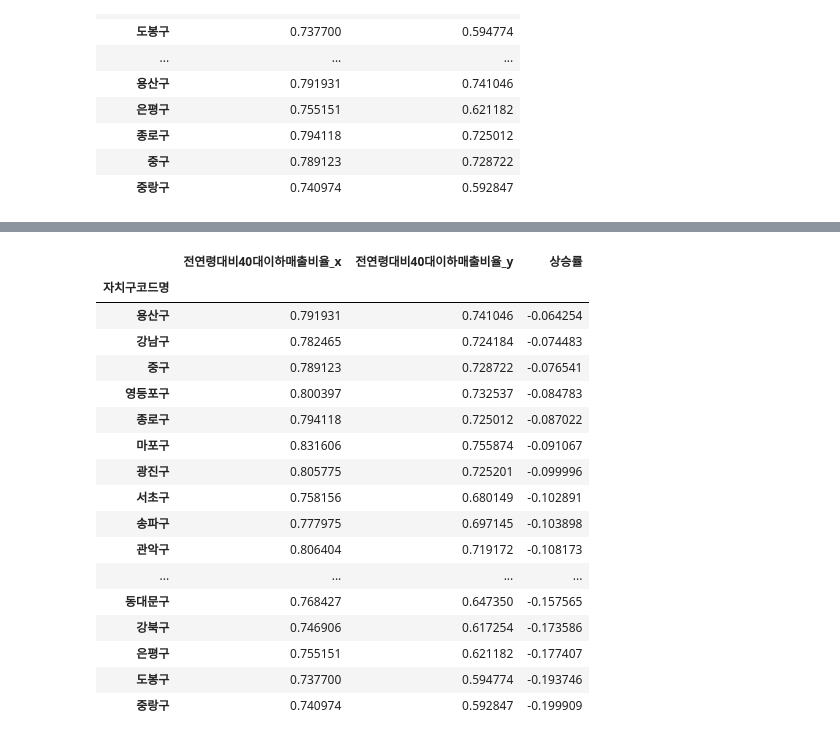
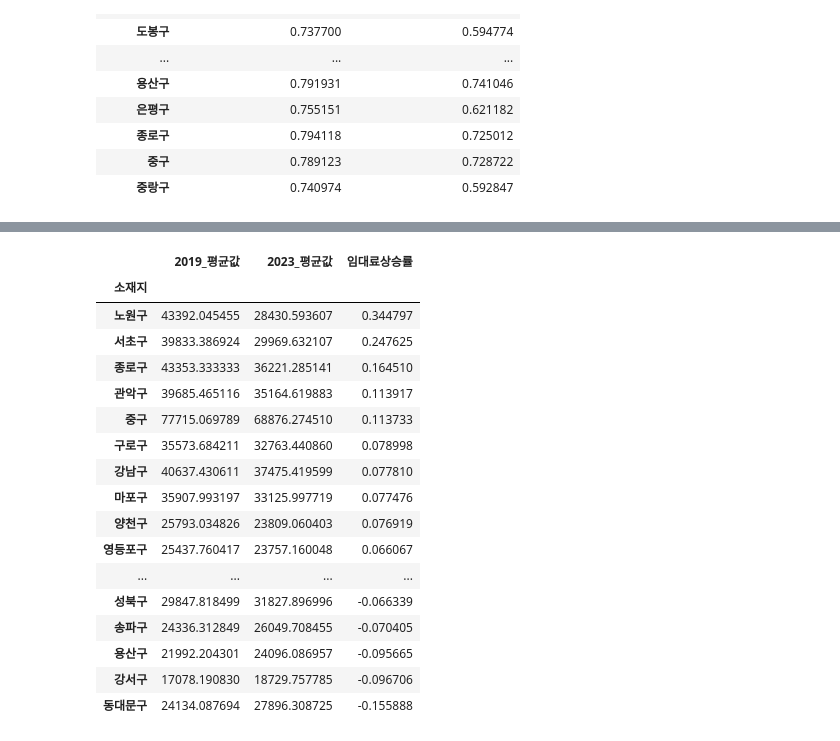
Before and after one commit to kathy5311/Gentrification_Prediction, a Jupyter notebook: 2019_2023_자치구별_추정매출_revise_final.ipynb, the cells around one changed output, grey strips where cells are left out. Drawn from its saved outputs; the diff is of its cells as text; code cells hidden in the pictures.

```diff
--- a/2019_2023_자치구별_추정매출_revise_final.ipynb
+++ b/2019_2023_자치구별_추정매출_revise_final.ipynb
@@ -339,0 +591,10 @@ counting_df
+# %%
+# 선택하고 싶은 칼럼 목록
+columns_to_keep = ['상권명', '소재지', '제1월시장임대료_㎡당월세임대료','제2월시장임대료_㎡당월세임대료','제3월시장임대료_㎡당월세임대료']
+
+# 원하는 칼럼들만 선택
+filtered_df = df4[columns_to_keep]
+
+value_to_exclude = '0.비상권'
+filtered_df = filtered_df[ (filtered_df['상권명'] != value_to_exclude)]
+filtered_df
@@ -339,0 +615,7 @@ counting_df
+# %%
+#서울 소재지만 사용
+desired_value = '서울특별시'
+filtered_df = filtered_df[filtered_df['소재지'].str.contains(desired_value, case=False)]
+
+# 결과 출력 또는 다른 처리 수행
+filtered_df
@@ -339,0 +636,9 @@ counting_df
+# %%
+#월세평균
+column1 = '제1월시장임대료_㎡당월세임대료'
+column2 = '제2월시장임대료_㎡당월세임대료'
+column3 = '제3월시장임대료_㎡당월세임대료'
+
+filtered_df['2023_평균값'] = filtered_df[[column1, column2, column3]].mean(axis=1)
+filtered_df['소재지'] = filtered_df['소재지'].str.replace('서울특별시', '')
+filtered_df
@@ -339,0 +692,4 @@ counting_df
+# %%
+merged_df = pd.merge(filtered_df_2019[['소재지', '2019_평균값']], filtered_df[['소재지', '2023_평균값']], on='소재지', how='inner')
+counting_df=merged_df.groupby('소재지').mean()
+counting_df
@@ -340,22 +715,22 @@ counting_df
 # %%
-counting_df['상승률']=(counting_df['전연령대비40대이하매출비율_y']-counting_df['전연령대비40대이하매출비율_x'])/counting_df['전연령대비40대이하매출비율_x']
-counting_df.sort_values('상승률', ascending=False)
+counting_df['임대료상승률']=(counting_df['2019_평균값']-counting_df['2023_평균값'])/counting_df['2019_평균값']
+counting_df.sort_values('임대료상승률',ascending=False)
 # %% [output]
-|  | 전연령대비40대이하매출비율_x | 전연령대비40대이하매출비율_y | 상승률 |
-| 자치구코드명 |  |  |  |
-| 용산구 | 0.791931 | 0.741046 | -0.064254 |
-| 강남구 | 0.782465 | 0.724184 | -0.074483 |
-| 중구 | 0.789123 | 0.728722 | -0.076541 |
-| 영등포구 | 0.800397 | 0.732537 | -0.084783 |
-| 종로구 | 0.794118 | 0.725012 | -0.087022 |
-| 마포구 | 0.831606 | 0.755874 | -0.091067 |
-| 광진구 | 0.805775 | 0.725201 | -0.099996 |
-| 서초구 | 0.758156 | 0.680149 | -0.102891 |
-| 송파구 | 0.777975 | 0.697145 | -0.103898 |
-| 관악구 | 0.806404 | 0.719172 | -0.108173 |
+|  | 2019_평균값 | 2023_평균값 | 임대료상승률 |
+| 소재지 |  |  |  |
+| 노원구 | 43392.045455 | 28430.593607 | 0.344797 |
+| 서초구 | 39833.386924 | 29969.632107 | 0.247625 |
+| 종로구 | 43353.333333 | 36221.285141 | 0.164510 |
+| 관악구 | 39685.465116 | 35164.619883 | 0.113917 |
+| 중구 | 77715.069789 | 68876.274510 | 0.113733 |
+| 구로구 | 35573.684211 | 32763.440860 | 0.078998 |
+| 강남구 | 40637.430611 | 37475.419599 | 0.077810 |
+| 마포구 | 35907.993197 | 33125.997719 | 0.077476 |
+| 양천구 | 25793.034826 | 23809.060403 | 0.076919 |
+| 영등포구 | 25437.760417 | 23757.160048 | 0.066067 |
 | ... | ... | ... | ... |
-| 동대문구 | 0.768427 | 0.647350 | -0.157565 |
-| 강북구 | 0.746906 | 0.617254 | -0.173586 |
-| 은평구 | 0.755151 | 0.621182 | -0.177407 |
-| 도봉구 | 0.737700 | 0.594774 | -0.193746 |
-| 중랑구 | 0.740974 | 0.592847 | -0.199909 |
+| 성북구 | 29847.818499 | 31827.896996 | -0.066339 |
+| 송파구 | 24336.312849 | 26049.708455 | -0.070405 |
+| 용산구 | 21992.204301 | 24096.086957 | -0.095665 |
+| 강서구 | 17078.190830 | 18729.757785 | -0.096706 |
+| 동대문구 | 24134.087694 | 27896.308725 | -0.155888 |
```
Also changed, not shown: parts of 27 cells of this notebook.
